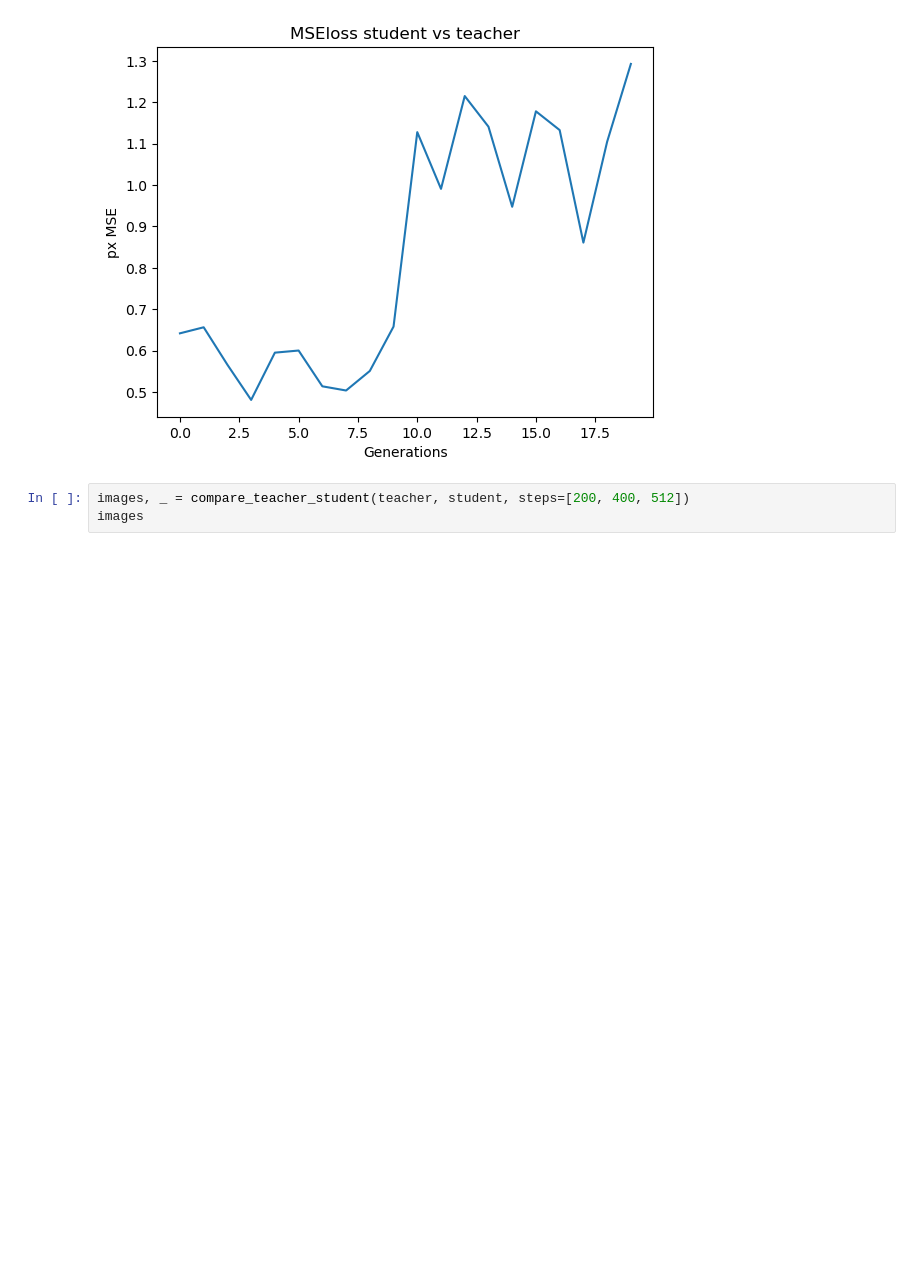
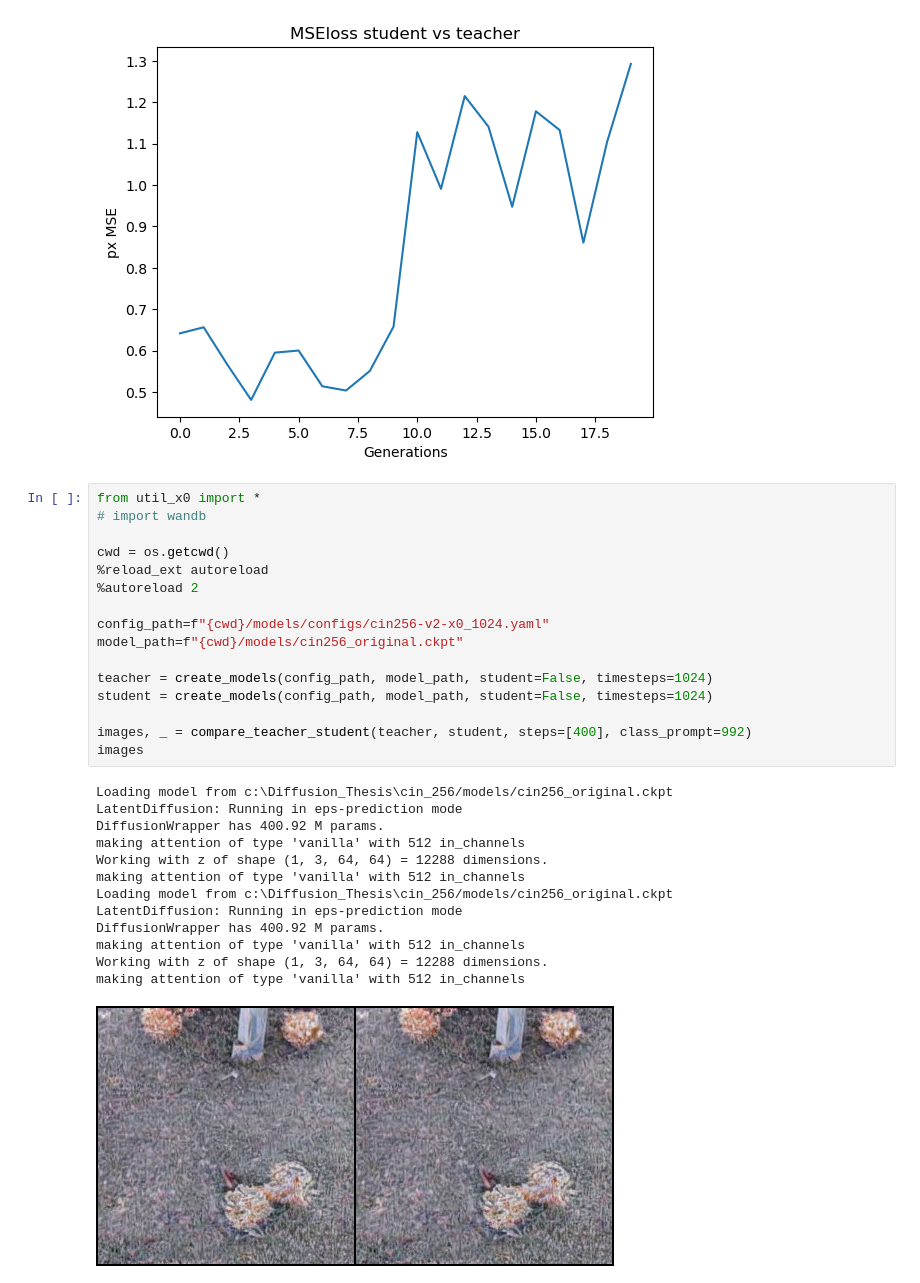
Before and after one commit to Pmobilee/DSD, a Jupyter notebook: cin_256/cin_256_distillation.ipynb, the cells around one changed output. Saved outputs shown, nothing was run; the diff lists cells and outputs as text; blank space fills up the shorter version.

Commit message:
Comparing student and teacher works

```diff
--- a/cin_256/cin_256_distillation.ipynb
+++ b/cin_256/cin_256_distillation.ipynb
@@ -257,6 +257,33 @@ plt.title("MSEloss student vs teacher")
 plt.show()
 # %% [output]
 [figure]
-# %%
-images, _ = compare_teacher_student(teacher, student, steps=[200, 400, 512])
-images
+# %%
+from util_x0 import *
+# import wandb
+
+cwd = os.getcwd()
+%reload_ext autoreload
+%autoreload 2
+
+config_path=f"{cwd}/models/configs/cin256-v2-x0_1024.yaml"
+model_path=f"{cwd}/models/cin256_original.ckpt"
+
+teacher = create_models(config_path, model_path, student=False, timesteps=1024)
+student = create_models(config_path, model_path, student=False, timesteps=1024)
+
+images, _ = compare_teacher_student(teacher, student, steps=[400], class_prompt=992)
+images
+# %% [output]
+Loading model from c:\Diffusion_Thesis\cin_256/models/cin256_original.ckpt
+LatentDiffusion: Running in eps-prediction mode
+DiffusionWrapper has 400.92 M params.
+making attention of type 'vanilla' with 512 in_channels
+Working with z of shape (1, 3, 64, 64) = 12288 dimensions.
+making attention of type 'vanilla' with 512 in_channels
+Loading model from c:\Diffusion_Thesis\cin_256/models/cin256_original.ckpt
+LatentDiffusion: Running in eps-prediction mode
+DiffusionWrapper has 400.92 M params.
+making attention of type 'vanilla' with 512 in_channels
+Working with z of shape (1, 3, 64, 64) = 12288 dimensions.
+making attention of type 'vanilla' with 512 in_channels
+[figure, added]
```
Also changed, not shown: 2 other files.
